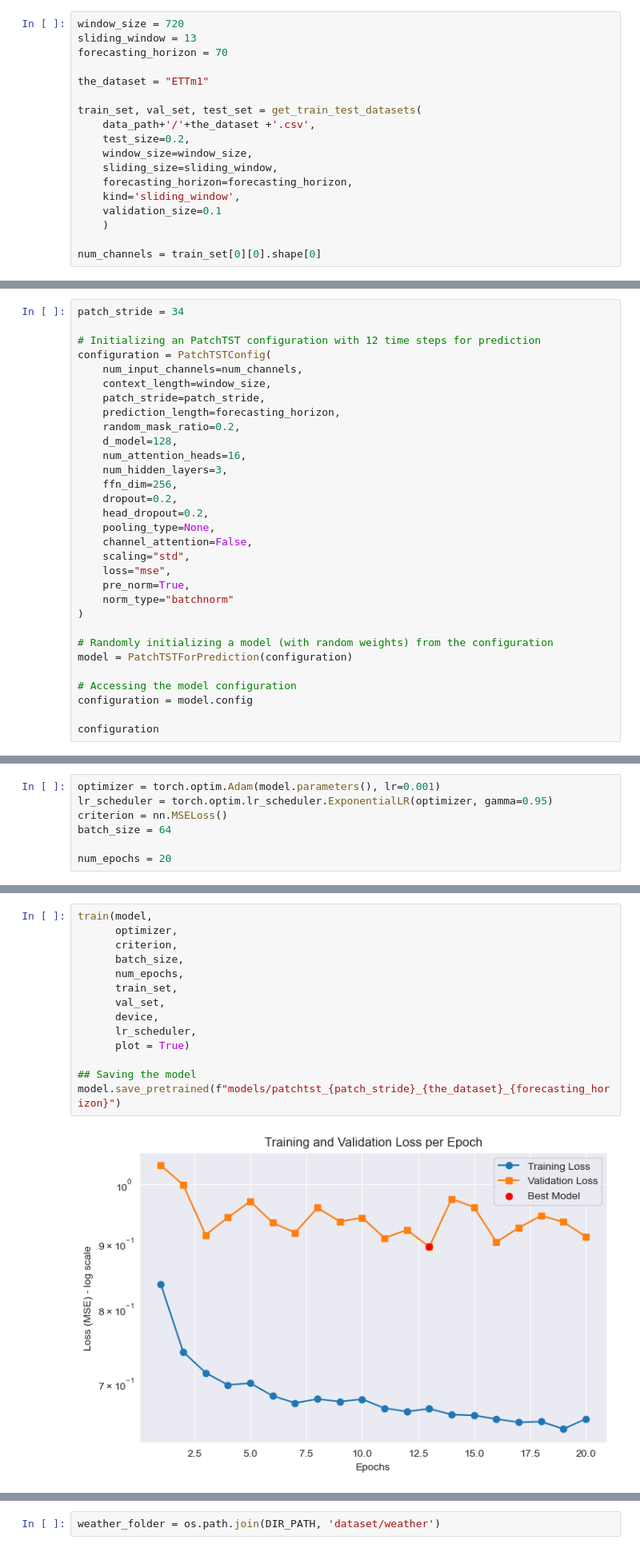
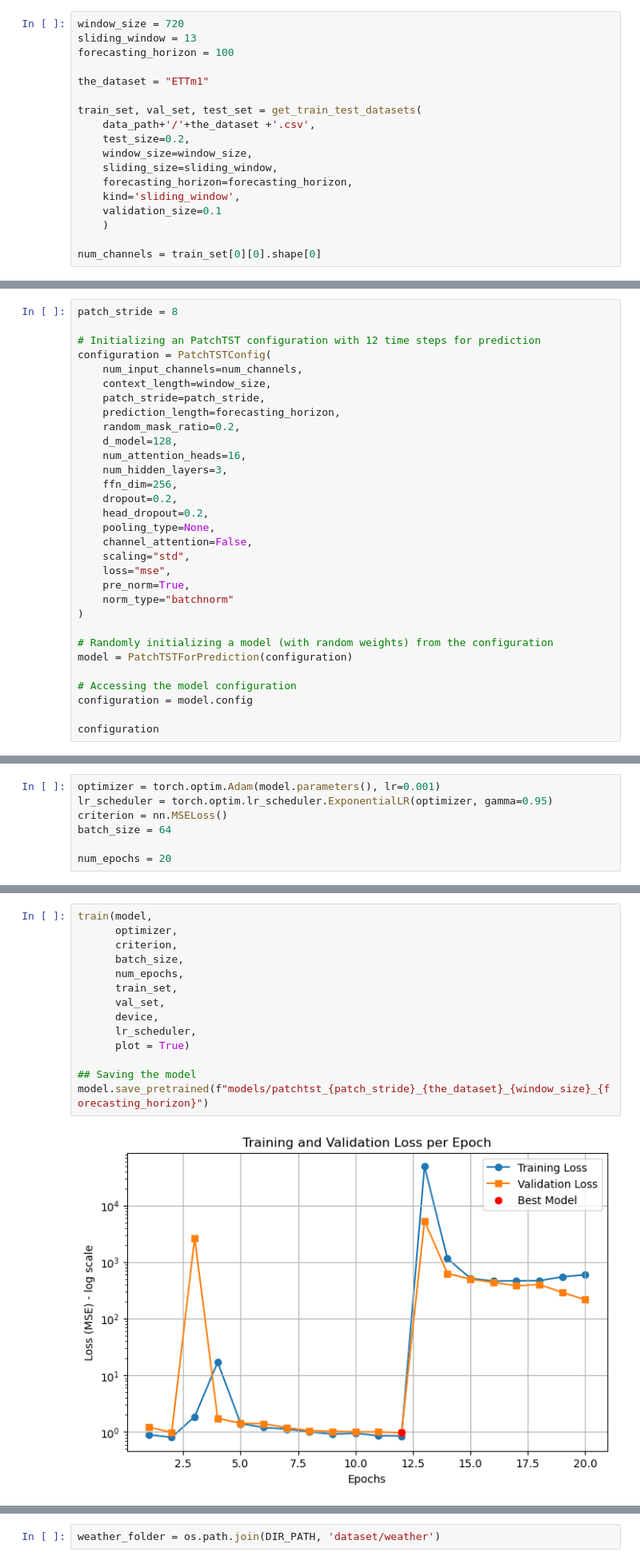
Before and after one commit to enzoben/PatchTST, a Jupyter notebook: main.ipynb, the cells around one changed output, grey strips where cells are left out. Shown: that part at 80% size. Drawn from its saved outputs; the diff is of its cells as text.

Commit message:
compute mse + severals differents trainned model

```diff
--- a/main.ipynb
+++ b/main.ipynb
@@ -26,7 +33,7 @@ from torch.utils.data import DataLoader
 # %%
 window_size = 720
 sliding_window = 13
-forecasting_horizon = 70
+forecasting_horizon = 100
 
 the_dataset = "ETTm1"
 
@@ -46,7 +53,7 @@ num_channels = train_set[0][0].shape[0]
 # %%
 device = torch.device('mps' if torch.backends.mps.is_available() else 'cpu')
 # %%
-patch_stride = 34
+patch_stride = 8
 
 # Initializing an PatchTST configuration with 12 time steps for prediction
 configuration = PatchTSTConfig(
@@ -180,17 +196,17 @@ def train(model, optimizer, criterion, batch_size, num_epochs, train_set, val_se
 # %%
 train(model,
       optimizer,
       criterion,
       batch_size,
       num_epochs,
       train_set,
       val_set,
       device,
       lr_scheduler,
       plot = True)
 
 ## Saving the model
-model.save_pretrained(f"models/patchtst_{patch_stride}_{the_dataset}_{forecasting_horizon}")
+model.save_pretrained(f"models/patchtst_{patch_stride}_{the_dataset}_{window_size}_{forecasting_horizon}")
 # %% [output]
-[figure, old version]
+[figure, new version]
 # %%
```
Also changed, not shown: parts of 16 cells of this notebook, 57 other files.
